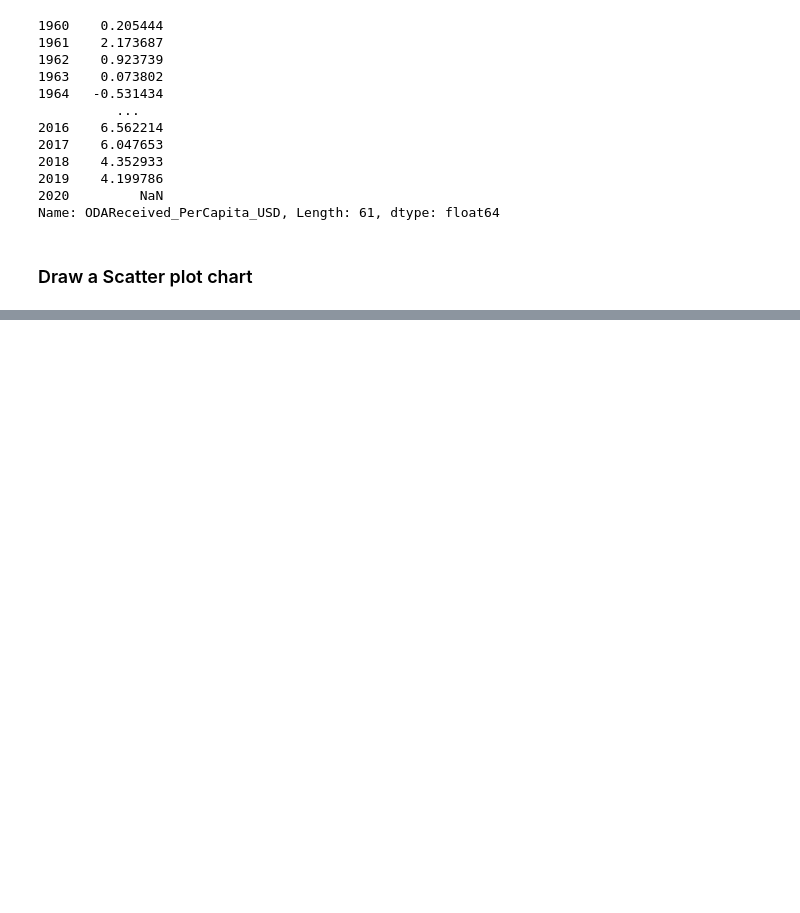
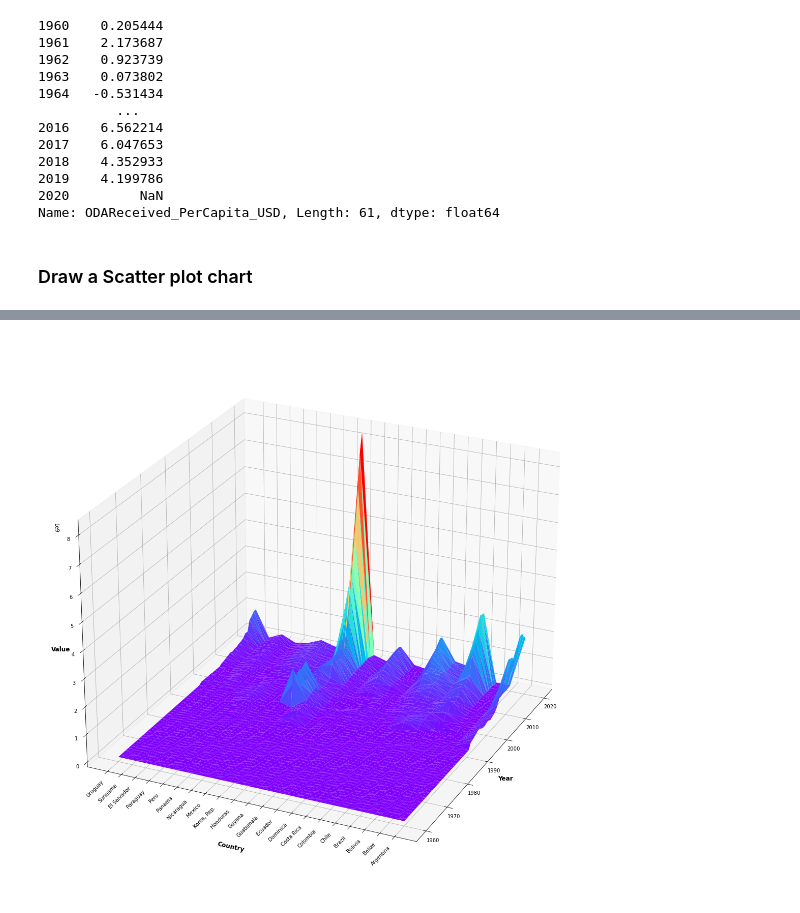
Before and after one commit to DSKUS-Foreign-Aid/Foreign_Aid, a Jupyter notebook: EDA.ipynb, the cells around one changed output, grey strips where cells are left out. Cells and saved outputs as stored; diff of their text form; code cells hidden in the pictures; blank space fills up the shorter version.

```diff
--- a/EDA.ipynb
+++ b/EDA.ipynb
@@ -420,3 +400,0 @@ for i in range(1980,2020,10):
-# %%
-for i in range(1980,2020,10):
-    draw_scatter_plot(new_df, 'Poverty_PctPop','TotalBilateralAidFlows', i)
@@ -427,0 +406,42 @@ for i in range(1980,2020,10):
+# %%
+def draw_3d_plot(dataframe, sn):
+
+    df = dataframe.loc[dataframe['Series_Name']==f'{sn}']
+    df = df.drop(['Country_Code','Series_Code','Series_Name'], axis=1)
+
+    n_df = pd.DataFrame(columns = ['Country_Name' , 'Year', 'Value' ])
+
+    for c, v in  df.items():
+
+        if c == 'Country_Name':
+            cn = v
+            cn_tick = list(cn.values)
+            continue
+
+        for i, j in enumerate(v) :
+            n_df = n_df.append({'Country_Name' : float(i) , 'Year' : float(c) , 'Value' : float(j) } , ignore_index=True)
+
+    n_df = n_df.fillna(0)
+
+    fig = plt.figure(figsize=(20, 20))
+    ax = fig.add_subplot(projection='3d')
+
+    fontlabel = {"fontsize":"large", "color":"black", "fontweight":"bold"}
+    ax.set_xlabel('Year', fontdict=fontlabel, loc = 'center', labelpad=10)
+    ax.set_ylabel('Country', fontdict=fontlabel, loc = 'bottom', labelpad=40)
+    ax.zaxis.set_rotate_label(False)
+    ax.set_zlabel('Value', fontdict=fontlabel)
+    plt.yticks(range(0,len(cn_tick)), cn_tick, rotation = 45, ha = 'right')
+
+    ax.plot_trisurf(n_df['Year'], n_df['Country_Name'], n_df['Value'], cmap=plt.cm.rainbow)
+
+    # ax.stem(n_df['Year'], n_df['Country_Name'], n_df['Value'])
+
+    # rotate the axes and update
+    ax.view_init(25, 205)
+
+    plt.show()
+# %%
+draw_3d_plot(new_df, 'ICT_Exports_USD')
+# %% [output]
+[figure, added]
```
Also changed, not shown: parts of 8 cells of this notebook, 1 other file.
